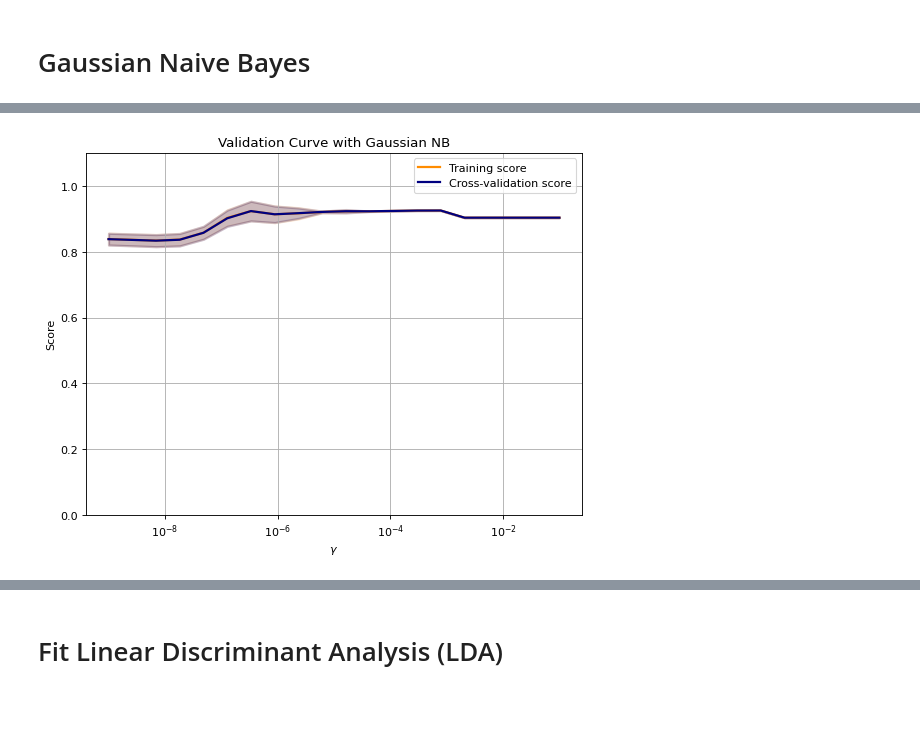
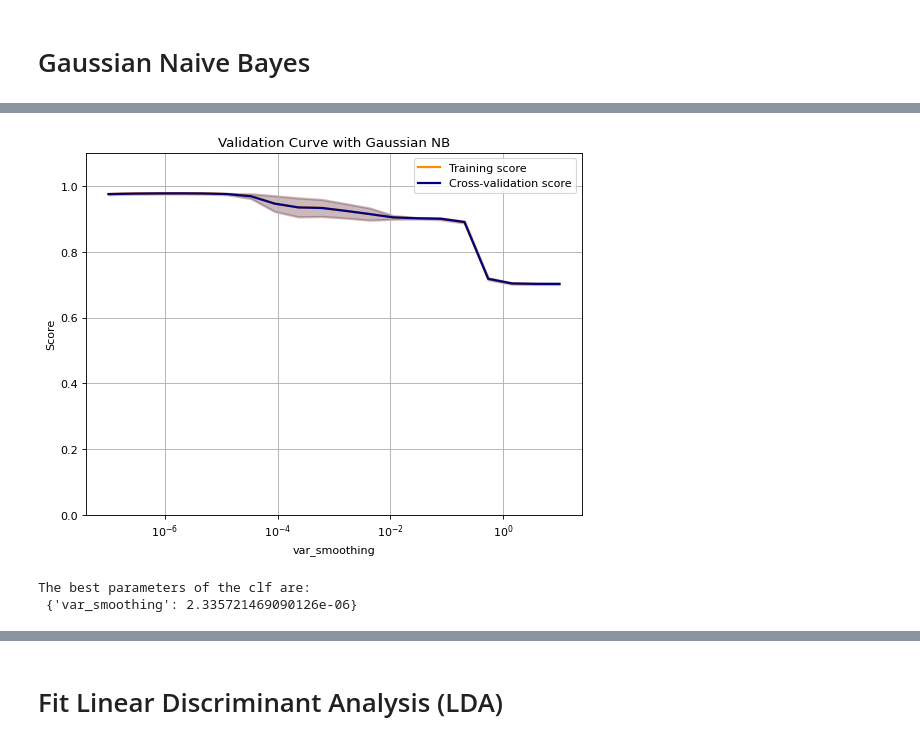
Before and after one commit to Amirosein/AGB-stars-ML-project, a Jupyter notebook: Milestone2/AGB_Project_2.ipynb, the cells around one changed output, grey strips where cells are left out. Saved outputs shown, nothing was run; the diff lists cells and outputs as text; code cells hidden in the pictures; blank space fills up the shorter version.

```diff
--- a/Milestone2/AGB_Project_2.ipynb
+++ b/Milestone2/AGB_Project_2.ipynb
@@ -153,39 +249,25 @@ plot_confusion_matrix(clf1, x_test, y_test,  ax=ax, normalize='true')
-# %%
-from sklearn.model_selection import validation_curve
-
-param_range = np.logspace(-1,-9, num=20)
-
-train_scores, test_scores = validation_curve(GaussianNB(), X, Y_O.values.ravel(),
-                                             param_name="var_smoothing",
-                                             param_range= param_range, cv= 20,
-                                             scoring= 'accuracy' , n_jobs=1)
-
-
-train_scores_mean = np.mean(train_scores, axis=1)
-train_scores_std = np.std(train_scores, axis=1)
-test_scores_mean = np.mean(test_scores, axis=1)
-test_scores_std = np.std(test_scores, axis=1)
-
-figure(figsize=(8, 6), dpi=80)
-
-plt.title("Validation Curve with Gaussian NB")
-plt.xlabel(r"$\gamma$")
-plt.ylabel("Score")
-plt.ylim(0.0, 1.1)
-lw = 2
-
-plt.semilogx(param_range, train_scores_mean, label="Training score",
-             color="darkorange", lw=lw)
-plt.fill_between(param_range, train_scores_mean - train_scores_std,
-                 train_scores_mean + train_scores_std, alpha=0.2,
-                 color="darkorange", lw=lw)
-plt.semilogx(param_range, test_scores_mean, label="Cross-validation score",
-             color="navy", lw=lw)
-plt.fill_between(param_range, test_scores_mean - test_scores_std,
-                 test_scores_mean + test_scores_std, alpha=0.2,
-                 color="navy", lw=lw)
-plt.legend(loc="best")
-plt.grid()
-plt.show()
-# %% [output]
-[figure, removed]
+# %%
+from sklearn.naive_bayes import GaussianNB
+from sklearn.model_selection import ShuffleSplit
+
+clf = GaussianNB()
+
+cv = ShuffleSplit(n_splits=10, test_size=0.3, random_state=42)
+pr = np.logspace(1,-7, num=20)
+plot_validation_curve(clf, X_ps, Y_O, pr, 'var_smoothing', xlog=True,
+                          cv=cv, Modelname='Gaussian NB', n_jobs=-1)
+plt.grid()
+# %% [output]
+[figure, added]
+# %%
+# Grid search
+
+clf = GaussianNB()
+
+params = {'var_smoothing': np.logspace(1,-8, num=20)}
+x_train, x_test, y_train, y_test= train_test_split(X_ps, Y_O.values.ravel(), test_size=0.2, random_state=42)
+
+gclf = grid_search(clf, x_train, y_train, params)
+# %% [output]
+The best parameters of the clf are:
+ {'var_smoothing': 2.335721469090126e-06}
```
Also changed, not shown: parts of 26 cells of this notebook.
